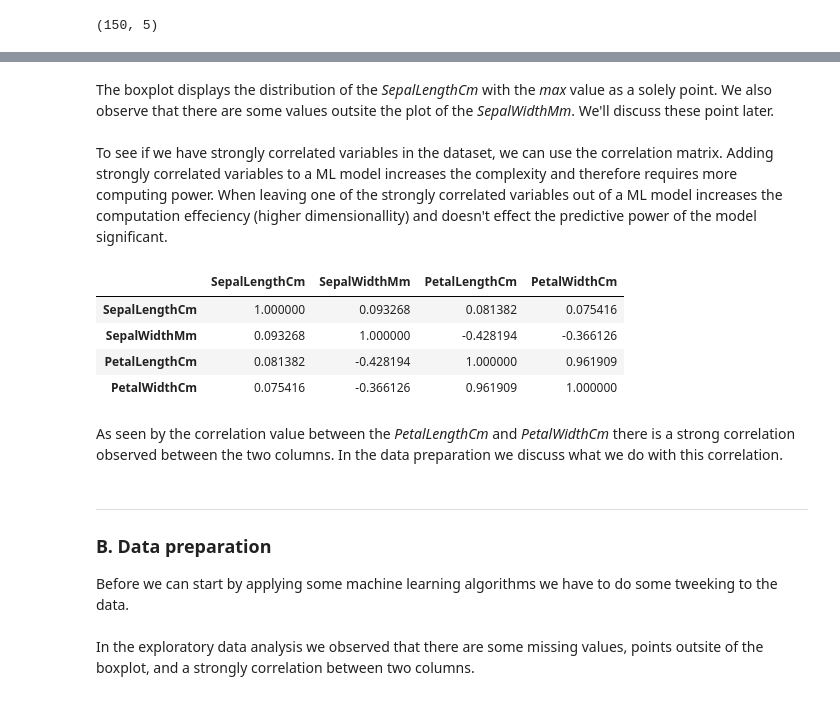
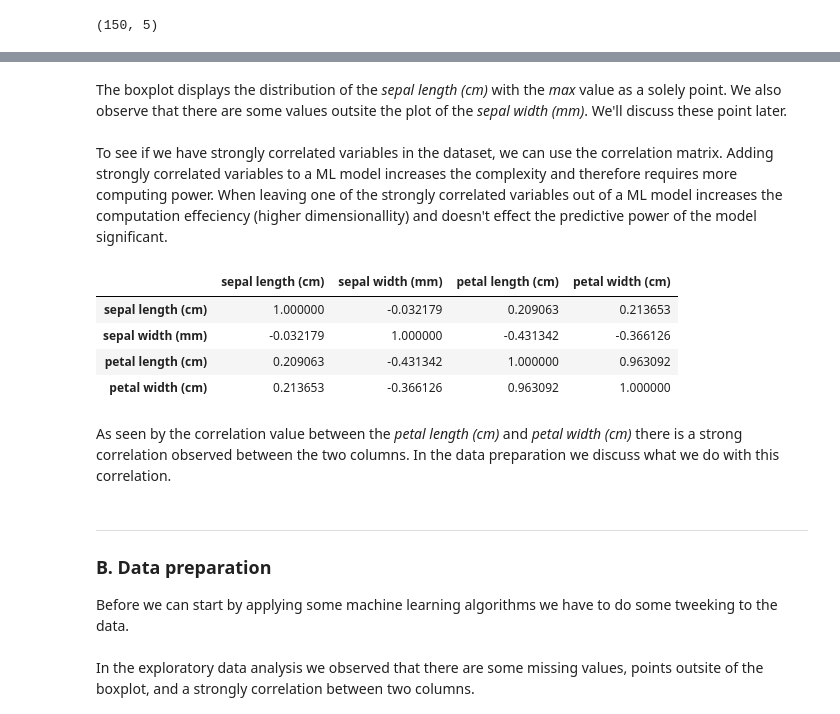
Before and after one commit to GPul88/Datacademy, a Jupyter notebook: Modules/M4_ML/src/main.ipynb, the cells around one changed output, grey strips where cells are left out. Cells and saved outputs as stored; diff of their text form; code cells hidden in the pictures.

```diff
--- a/Modules/M4_ML/src/main.ipynb
+++ b/Modules/M4_ML/src/main.ipynb
@@ -29,3 +38,6 @@ To do this, we will proceed according to the standard Machine Learning and data
+# %%
+from Modules.M4_ML.libs.function import Function
+func = Function()
 # %% [markdown]
 <p>
 <b>Pandas</b>, the most popular Python library for data analysis and useful as a manipulation tool. <br>
@@ -143,18 +165,18 @@ boxplot = iris.boxplot(figsize=(16,8), return_type='dict')
 # %% [markdown]
-The boxplot displays the distribution of the <i>SepalLengthCm</i> with the <i>max</i> value as a solely point. We also observe that there are some values outsite the plot of the <i>SepalWidthMm</i>. We'll discuss these point later. <br>
+The boxplot displays the distribution of the <i>sepal length (cm)</i> with the <i>max</i> value as a solely point. We also observe that there are some values outsite the plot of the <i>sepal width (mm)</i>. We'll discuss these point later. <br>
 <br>
 To see if we have strongly correlated variables in the dataset, we can use the correlation matrix. Adding strongly correlated variables to a ML model increases the complexity and therefore requires more computing power. When leaving one of the strongly correlated variables out of a ML model increases the computation effeciency (higher dimensionallity) and doesn't effect the predictive power of the model significant.
 # %%
 # Correlation Matrix
-iris.corr()
+func.iris.corr()
 # %% [output]
-|  | SepalLengthCm | SepalWidthMm | PetalLengthCm | PetalWidthCm |
-| SepalLengthCm | 1.000000 | 0.093268 | 0.081382 | 0.075416 |
-| SepalWidthMm | 0.093268 | 1.000000 | -0.428194 | -0.366126 |
-| PetalLengthCm | 0.081382 | -0.428194 | 1.000000 | 0.961909 |
-| PetalWidthCm | 0.075416 | -0.366126 | 0.961909 | 1.000000 |
+|  | sepal length (cm) | sepal width (mm) | petal length (cm) | petal width (cm) |
+| sepal length (cm) | 1.000000 | -0.032179 | 0.209063 | 0.213653 |
+| sepal width (mm) | -0.032179 | 1.000000 | -0.431342 | -0.366126 |
+| petal length (cm) | 0.209063 | -0.431342 | 1.000000 | 0.963092 |
+| petal width (cm) | 0.213653 | -0.366126 | 0.963092 | 1.000000 |
 # %% [markdown]
-As seen by the correlation value between the <i>PetalLengthCm</i> and <i>PetalWidthCm</i> there is a strong correlation observed between the two columns. In the data preparation we discuss what we do with this correlation.
+As seen by the correlation value between the <i>petal length (cm)</i> and <i>petal width (cm)</i> there is a strong correlation observed between the two columns. In the data preparation we discuss what we do with this correlation.
 # %% [markdown]
 <hr>
 <h3> B. Data preparation </h3>
```
Also changed, not shown: parts of 21 cells of this notebook, 1 other file.
